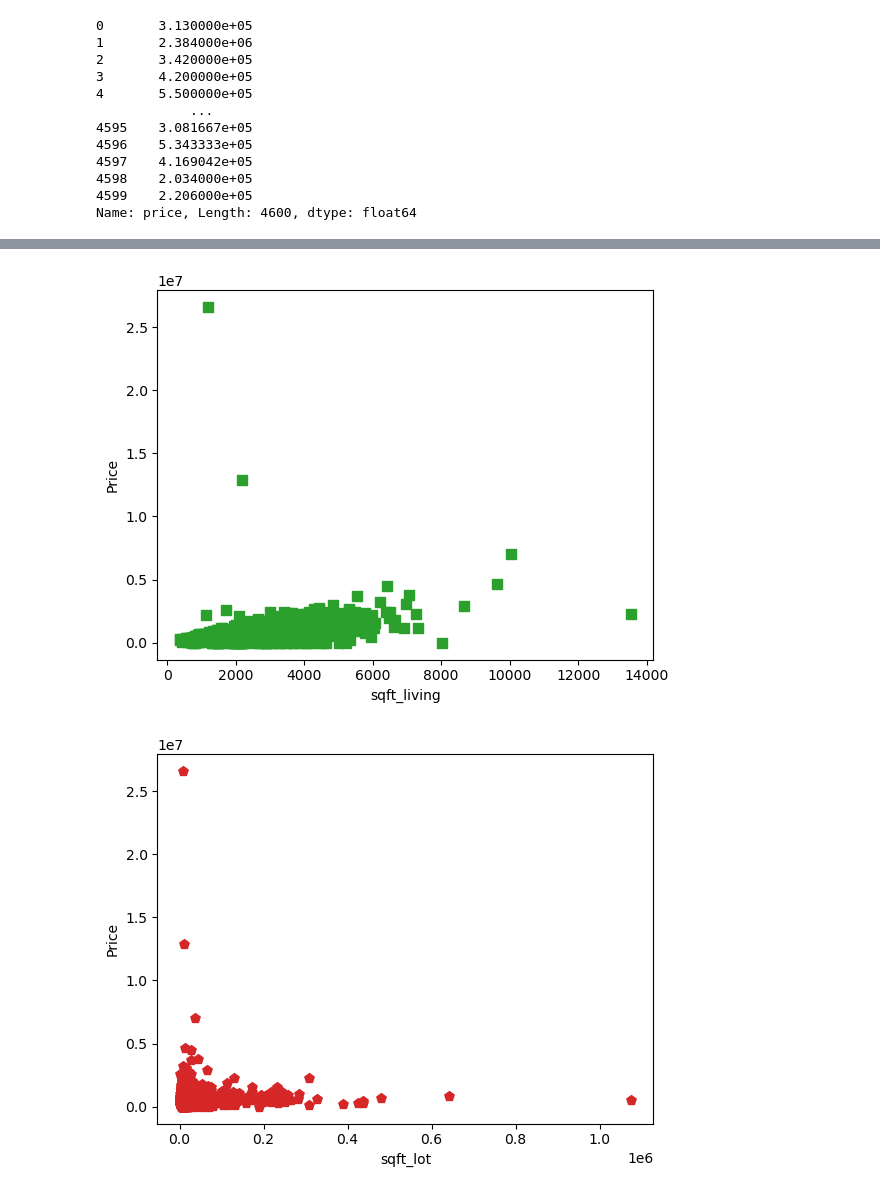
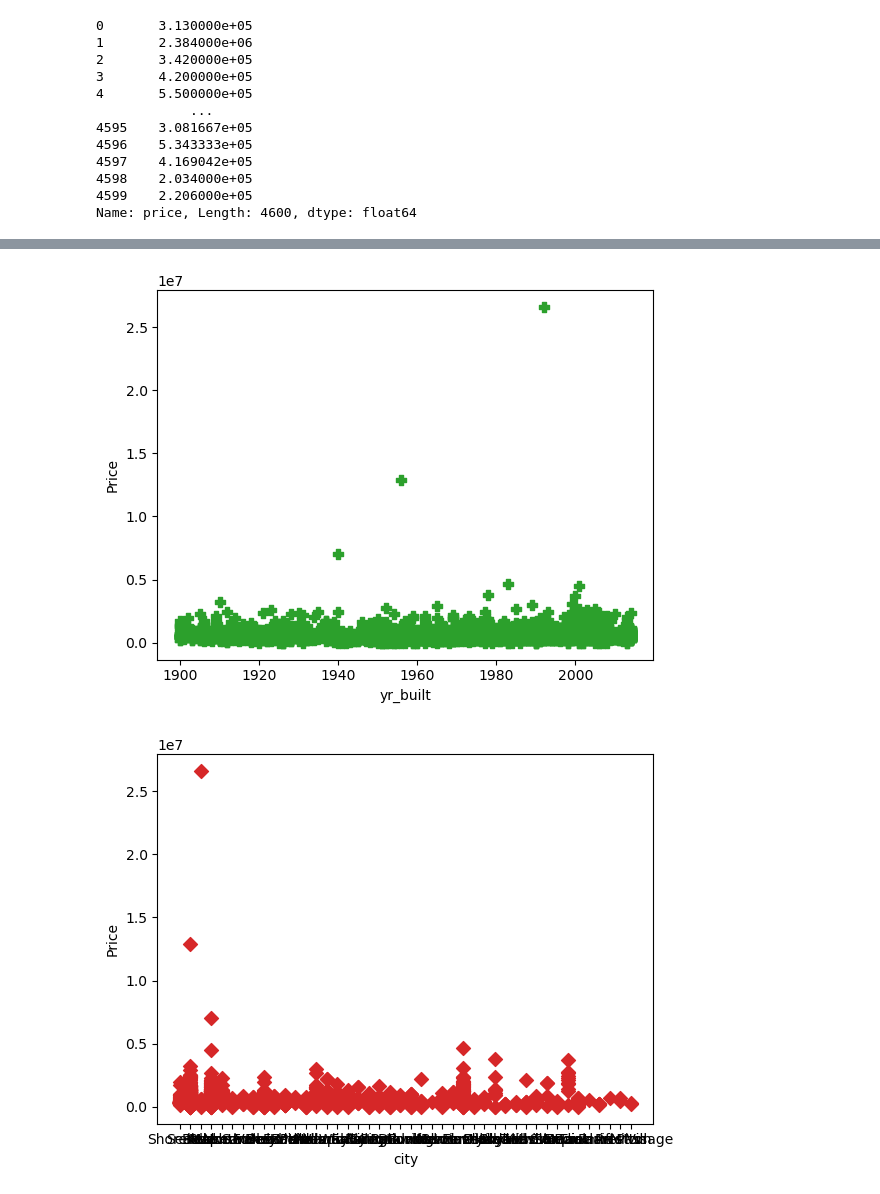
Before and after one commit to ranashamim/House-Price-Prediction, a Jupyter notebook: House-Price-Prediction.ipynb, the cells around one changed output, grey strips where cells are left out. Drawn from its saved outputs; the diff is of its cells as text; code cells hidden in the pictures.

```diff
--- a/House-Price-Prediction.ipynb
+++ b/House-Price-Prediction.ipynb
@@ -100,12 +100,15 @@ y
 4599    2.206000e+05
 Name: price, Length: 4600, dtype: float64
 # %%
-markers = ["o", ">", "s", "p", "P", "*", "X", "D"]
+features = ['bedrooms', 'sqft_living', 'yr_built', 'city']
+markers = [">", "s", "P", "D"]
 colors = ['#1f77b4', '#ff7f0e', '#2ca02c', '#d62728', '#9467bd', '#8c564b', '#e377c2', '#7f7f7f', '#bcbd22', '#17becf']
 # %%
-for i in range(0,7):
-    plt.scatter(data[data.columns[i]], y, s=50, c=colors[i], marker=markers[i])
-    plt.xlabel(data.columns[i])
+for i in range(0,len(features)):
+    plt.scatter(data[features[i]], y, s=50, c=colors[i], marker=markers[i])
+    ax2.set_xticklabels(data, rotation=45)
+    plt.set_xticklabels
+    plt.xlabel(features[i])
     plt.ylabel('Price')
     plt.show()
 # %% [output]
@@ -114,2 +117,2 @@ for i in range(0,7):
-[figure, old version]
+[figure, new version]
-[figure, old version]
+[figure, new version]
```
Also changed, not shown: parts of 1 cell of this notebook.
